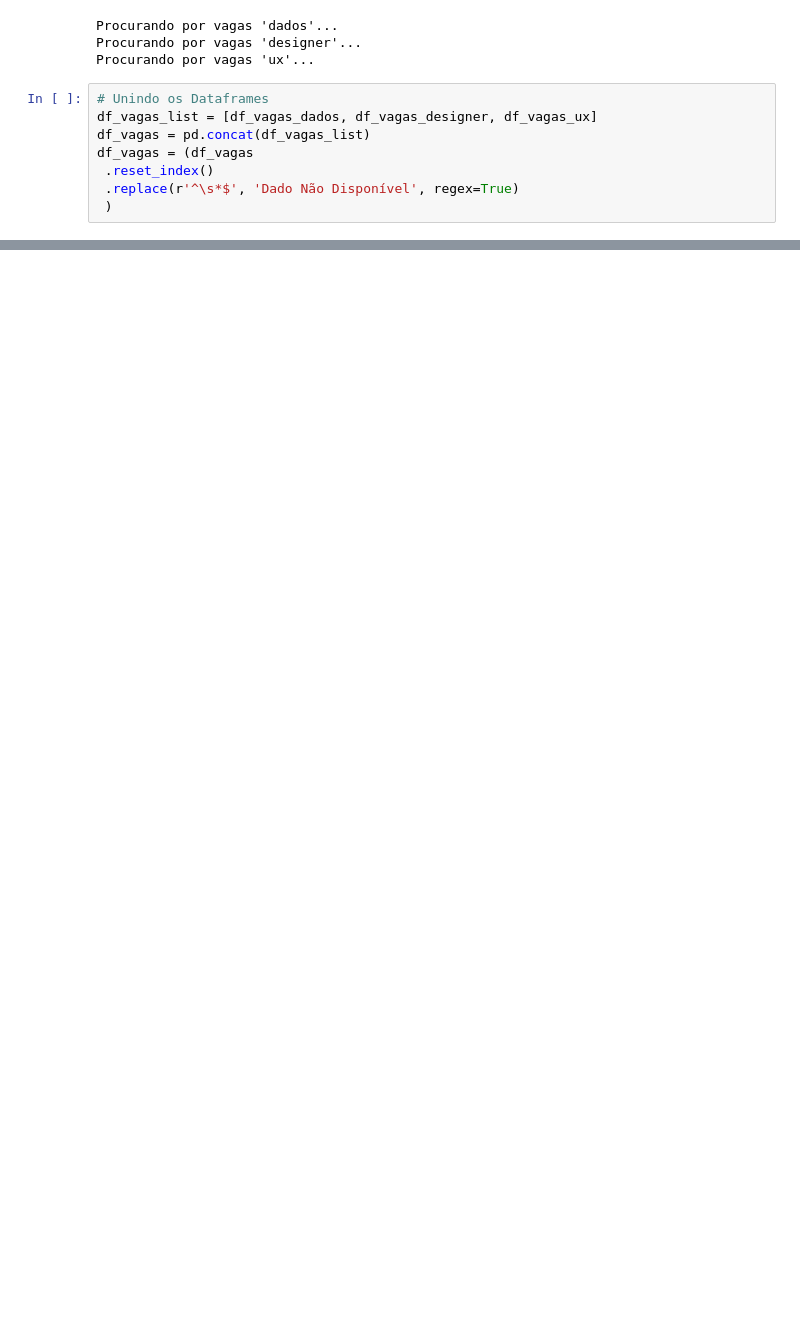
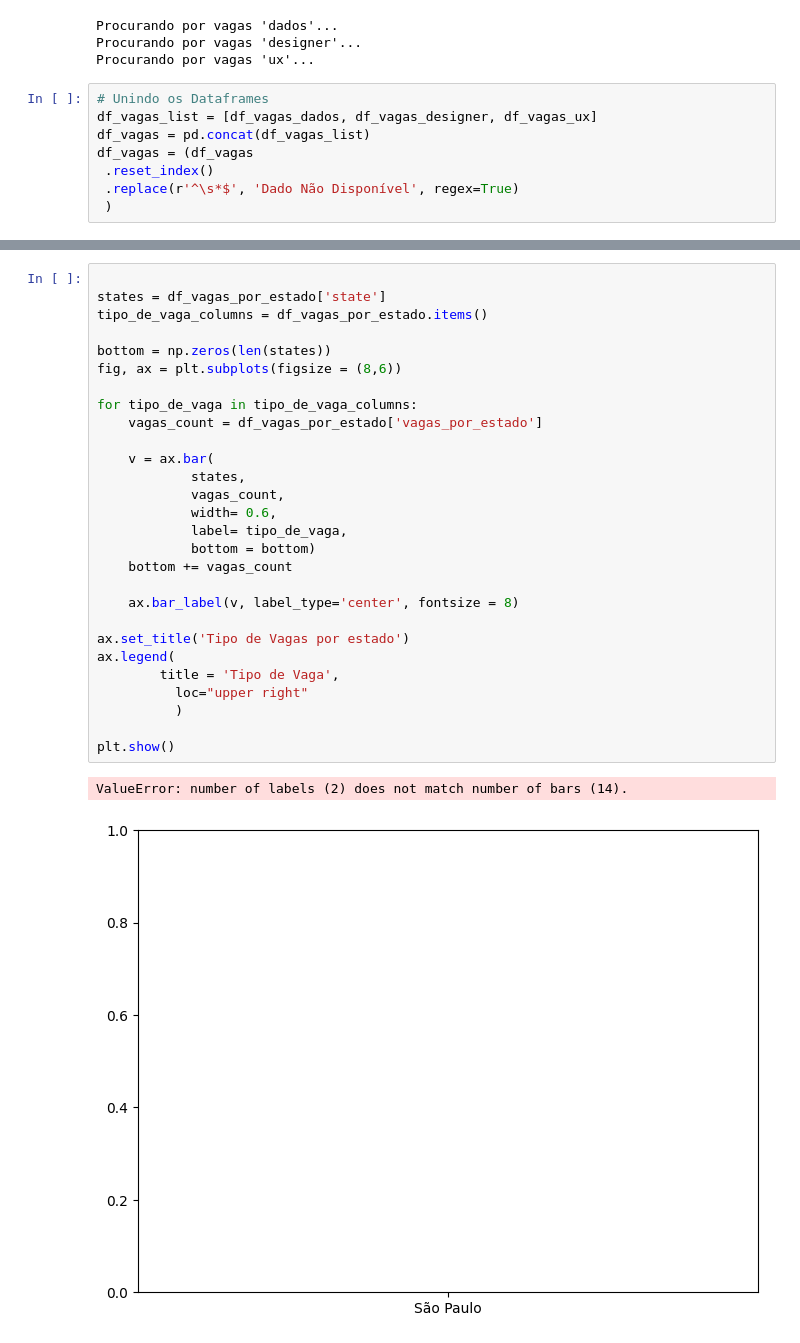
Before and after one commit to ht-yarll/gupy_api, a Jupyter notebook: test.ipynb, the cells around one changed output, grey strips where cells are left out. Cells and saved outputs as stored; diff of their text form; blank space fills up the shorter version.

```diff
--- a/test.ipynb
+++ b/test.ipynb
@@ -113,0 +156,31 @@ vagas_totais = df_vagas_consolidado['N_Vagas'].sum()
+# %%
+
+states = df_vagas_por_estado['state']
+tipo_de_vaga_columns = df_vagas_por_estado.items()
+
+bottom = np.zeros(len(states))
+fig, ax = plt.subplots(figsize = (8,6))
+
+for tipo_de_vaga in tipo_de_vaga_columns:
+    vagas_count = df_vagas_por_estado['vagas_por_estado']
+
+    v = ax.bar(
+            states,
+            vagas_count,
+            width= 0.6,
+            label= tipo_de_vaga,
+            bottom = bottom)
+    bottom += vagas_count
+
+    ax.bar_label(v, label_type='center', fontsize = 8)
+
+ax.set_title('Tipo de Vagas por estado')
+ax.legend(
+        title = 'Tipo de Vaga',
+          loc="upper right"
+          )
+
+plt.show()
+# %% [output]
+ValueError: number of labels (2) does not match number of bars (14).
+[figure, added]
```
Also changed, not shown: parts of 13 cells of this notebook, 4 other files.
